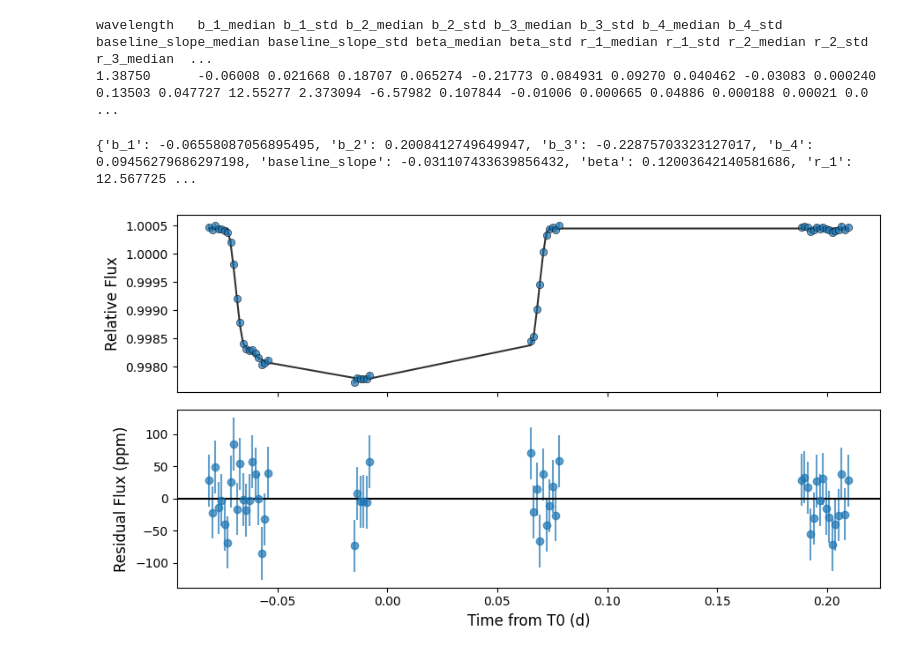
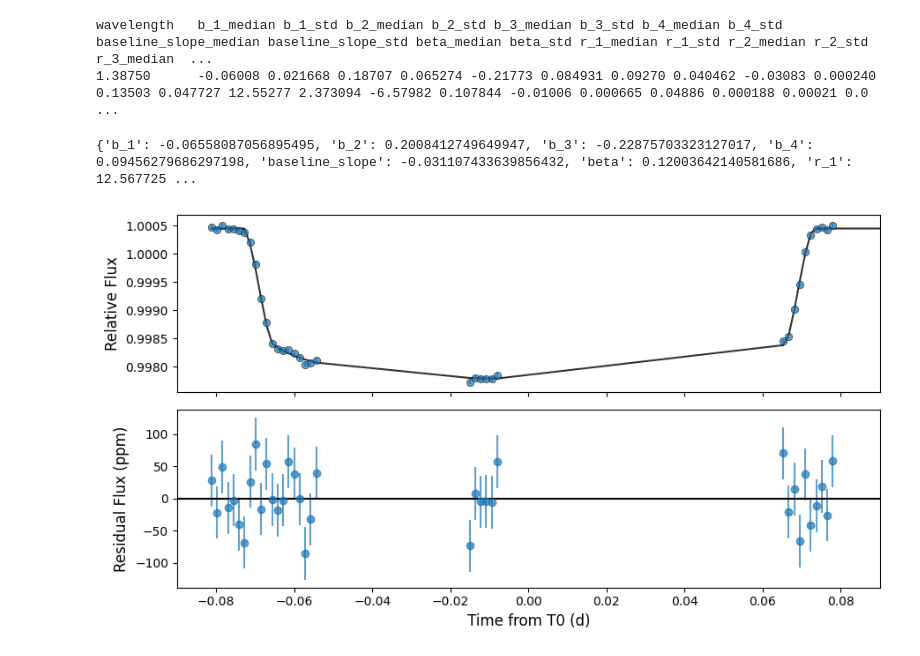
Before and after one commit to will-waalkes/Spot_Treating_AUMicb, a Jupyter notebook: modeling/04-broadband-lc/F21_whitelight_linear.ipynb, the cells around one changed output. Cells and saved outputs as stored; diff of their text form; code cells hidden in the pictures.

Commit message:
linear model plot updates

```diff
--- a/modeling/04-broadband-lc/F21_whitelight_linear.ipynb
+++ b/modeling/04-broadband-lc/F21_whitelight_linear.ipynb
@@ -109,6 +80,8 @@ for o in np.unique(orbit):
     img_date[first_index] = np.nan
     time_from_T0[first_index] = np.nan
 
+time_from_T0[94:116] = np.nan
+
 # Set data to nan if it was in the pre-defined list of orbits to exclude
 for orbit_to_exclude in orbits_to_exclude:
     data_flux[orbit == orbit_to_exclude] = np.nan
@@ -128,14 +101,4 @@ for o in [0,1,2,3,4,5,6,7]:
     phase_list.append(rphase)
 ramp_phase = np.concatenate(phase_list)
 breathing_phase = ( (img_date-ref_time[0]+0.02) / 0.066 ) % 1
-
-# plt.figure(figsize=(9,3) )
-# plt.errorbar(ramp_phase,data_flux,yerr=relative_err,fmt='o',ms=1)
-# plt.show()
-# plt.clf()
-
-# plt.figure(figsize=(9,3) )
-# plt.errorbar(breathing_phase,data_flux,yerr=relative_err,fmt='o',ms=1)
-# plt.show()
-# plt.clf()
 # %% [output]
@@ -149,12 +112,10 @@ _relative_err = jnp.array(relative_err[~np.isnan(time_from_T0)] )
 relative_err = _relative_err[~jnp.isnan(_data_flux)]
 _img_date = jnp.array(img_date[~np.isnan(time_from_T0)] )
 img_date = _img_date[~jnp.isnan(_data_flux)]
-_time_from_T0 = jnp.array(time_from_T0[~np.isnan(time_from_T0)] )
-time_from_T0 = _time_from_T0[~jnp.isnan(_data_flux)]
-_ramp_phase = jnp.array(ramp_phase[~np.isnan(ramp_phase)] )
-ramp_phase = _ramp_phase[~jnp.isnan(_data_flux)]
-_breathing_phase = jnp.array(breathing_phase[~np.isnan(breathing_phase)] )
-breathing_phase = _breathing_phase[~jnp.isnan(_data_flux)]
+
+ramp_phase = jnp.array(ramp_phase[~np.isnan(time_from_T0)] )
+breathing_phase = jnp.array(breathing_phase[~np.isnan(time_from_T0)] )
+time_from_T0 = jnp.array(time_from_T0[~np.isnan(time_from_T0)] )
 
 normalized_data_flux = data_flux/jnp.mean(data_flux)
 normalized_relative_err = relative_err*normalized_data_flux
@@ -204,8 +165,8 @@ default_params={
     'log_fixedspot_radii':-1.6,
     'T_unocculted': 3100,
     'T_occulted': 3500,
-    'T_phot': 4200,
-    'T_spot': 3550,
+    'T_phot': 4100,
+    'T_spot': 3500,
     'limb_spot_lon':0,#-1.305,
     'limb_spot_lat':0,#1.2,
     'limb_spot_rad':0,#0.22,
@@ -656,10 +624,10 @@ plt.savefig(f'../../figs/{model_designation}_corner-simple.png',dpi=200)
 # %% [output]
 [figure]
 # %%
-# result = arviz.from_netcdf(f'../../data/samples/{model_designation}')
+result = arviz.from_netcdf(f'../../data/samples/{model_designation}')
 
-# latex_summary = az.summary(result)
-# latex_summary.to_latex(f"../../results/{model_designation}-results-table.tex", float_format="%.6f")
+latex_summary = az.summary(result)
+latex_summary.to_latex(f"../../results/{model_designation}-results-table.tex", float_format="%.6f")
 
 # Create empty DataFrame to store results
 results = []
@@ -674,11 +642,16 @@ for var_name in result.posterior.data_vars:
     median = np.quantile(samples, 0.50)
     q84 = np.quantile(samples, 0.84)
 
+    diff_upper = q84-median
+    diff_lower = median-q16
+
     results.append({
         'parameter': var_name,
         'q16': q16,
         'median': median,
-        'q84': q84
+        'q84': q84,
+        'upper_err':diff_upper,
+        'lower_err':diff_lower
     })
 
 # Convert to DataFrame
@@ -938,31 +911,32 @@ def plot_final_lightcurve(jax_flux, jax_rel_err, time_from_T0,
     ax_res.axhline(0,color='k')
 
     # Set labels and formatting for LEFT panel
     ax_lc.set_ylabel('Relative Flux', fontsize=12)
     ax_res.set_ylabel('Residual Flux (ppm)', fontsize=12)
     ax_res.set_xlabel('Time from T0 (d)', fontsize=12)
+    ax_res.set_xlim(-0.09,0.09)
 
     fig.tight_layout()
 
     # Save figure
     plt.savefig(f'../../figs/{model_designation}_whitelight.png', dpi=400)
     plt.show()
 
 posterior_samples = {}
 result = arviz.InferenceData.from_netcdf(f'../../data/samples/{model_designation}')
 posterior_samples[0] = result.posterior
 
 # Create scaling factors array
 scaling_factor = jnp.array([
     10**float(posterior_samples[0]['beta'].median().values)
 ])
 
 jax_rel_err = scaling_factor * normalized_relative_err
 jax_flux = normalized_data_flux
 
 # Plot the mosaic
 plot_final_lightcurve(jax_flux, jax_rel_err, time_from_T0,
     posterior_samples, model_designation)
 # %% [output]
 {'b_1': -0.06558087056895495, 'b_2': 0.2008412749649947, 'b_3': -0.22875703323127017, 'b_4': 0.09456279686297198, 'baseline_slope': -0.031107433639856432, 'beta': 0.12003642140581686, 'r_1': 12.567725 ...
-[figure, old version]
+[figure, new version]
```
Also changed, not shown: parts of 7 cells of this notebook, 1 other file.
